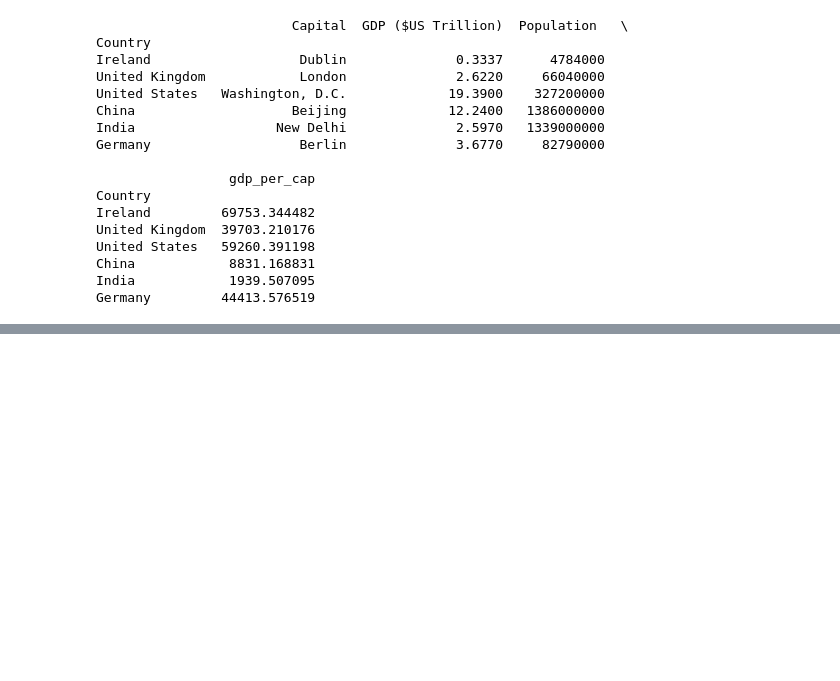
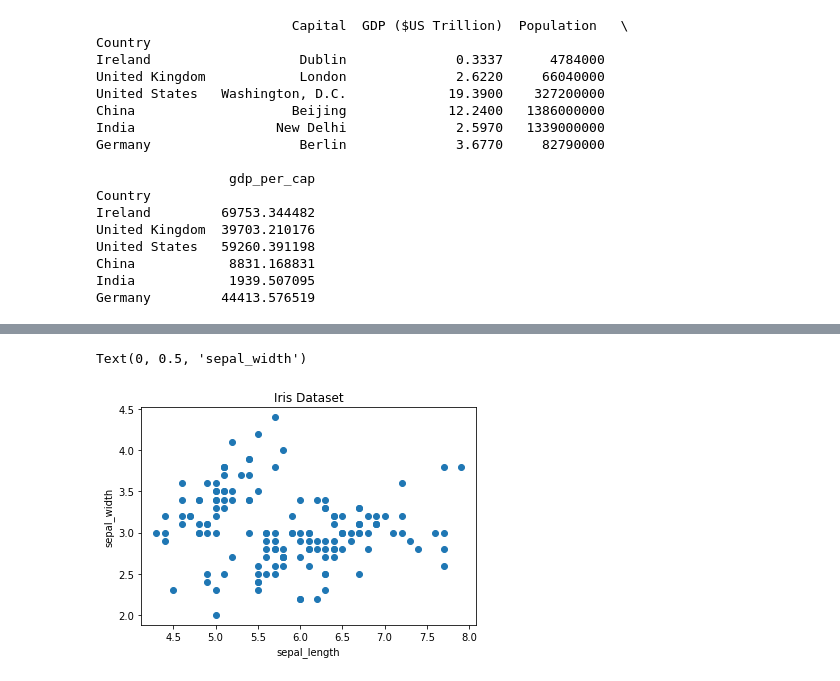
Before and after one commit to PaulApivat/python, a Jupyter notebook: review/advanced_loops.ipynb, the cells around one changed output, grey strips where cells are left out. Cells and saved outputs as stored; diff of their text form; code cells hidden in the pictures; blank space fills up the shorter version.

Commit message:
add iris.csv and update advanced_loops

```diff
--- a/review/advanced_loops.ipynb
+++ b/review/advanced_loops.ipynb
@@ -245,0 +320,8 @@ Germany         44413.576519
+# %%
+#### PLOTTING with For Loops ####
+
+import pandas as pd
+import matplotlib.pyplot as plt
+
+df = pd.read_csv("iris.csv")
+df.head()
@@ -245,0 +335,15 @@ Germany         44413.576519
+# %%
+# create figure with axis
+
+fig, ax = plt.subplots()
+
+# Scatter plot of sepal_length and sepal_width
+ax.scatter(df['sepal_length'], df['sepal_width'])
+
+# set title, labels
+ax.set_title("Iris Dataset")
+ax.set_xlabel("sepal_length")
+ax.set_ylabel("sepal_width")
+# %% [output]
+Text(0, 0.5, 'sepal_width')
+[figure, added]
```
Also changed, not shown: parts of 5 cells of this notebook, 1 other file.
